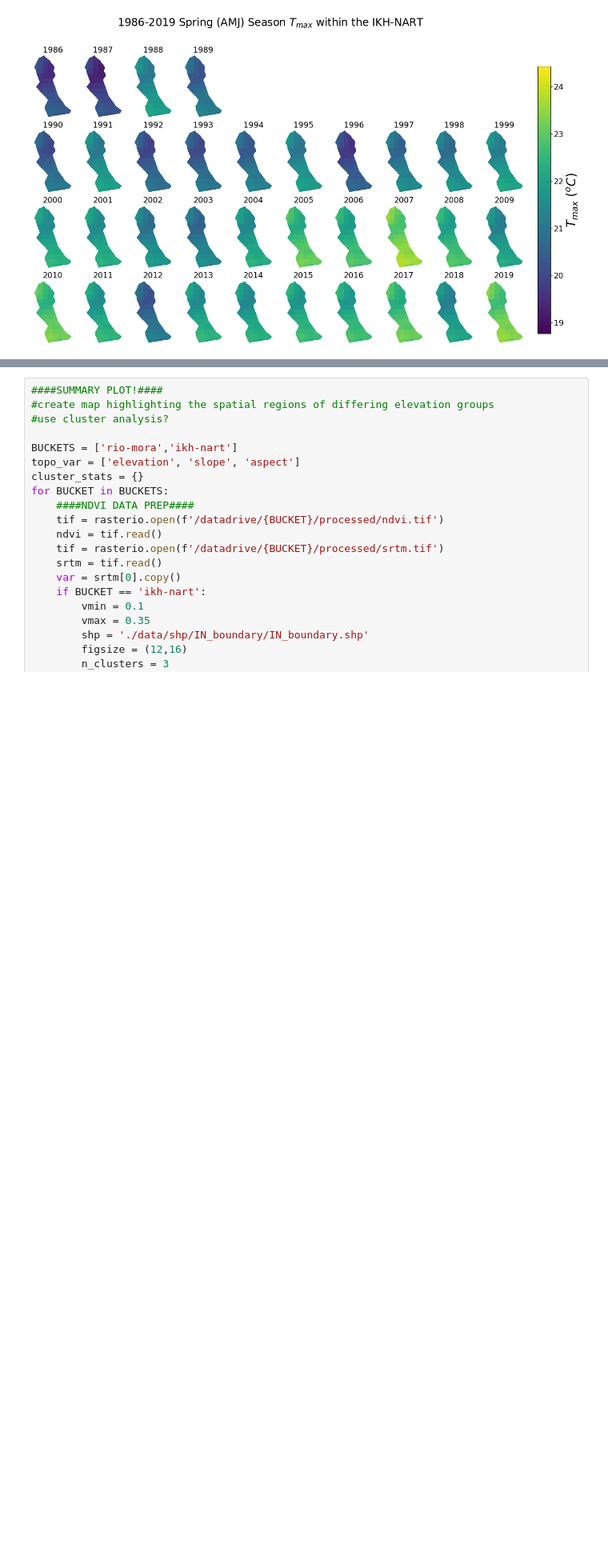
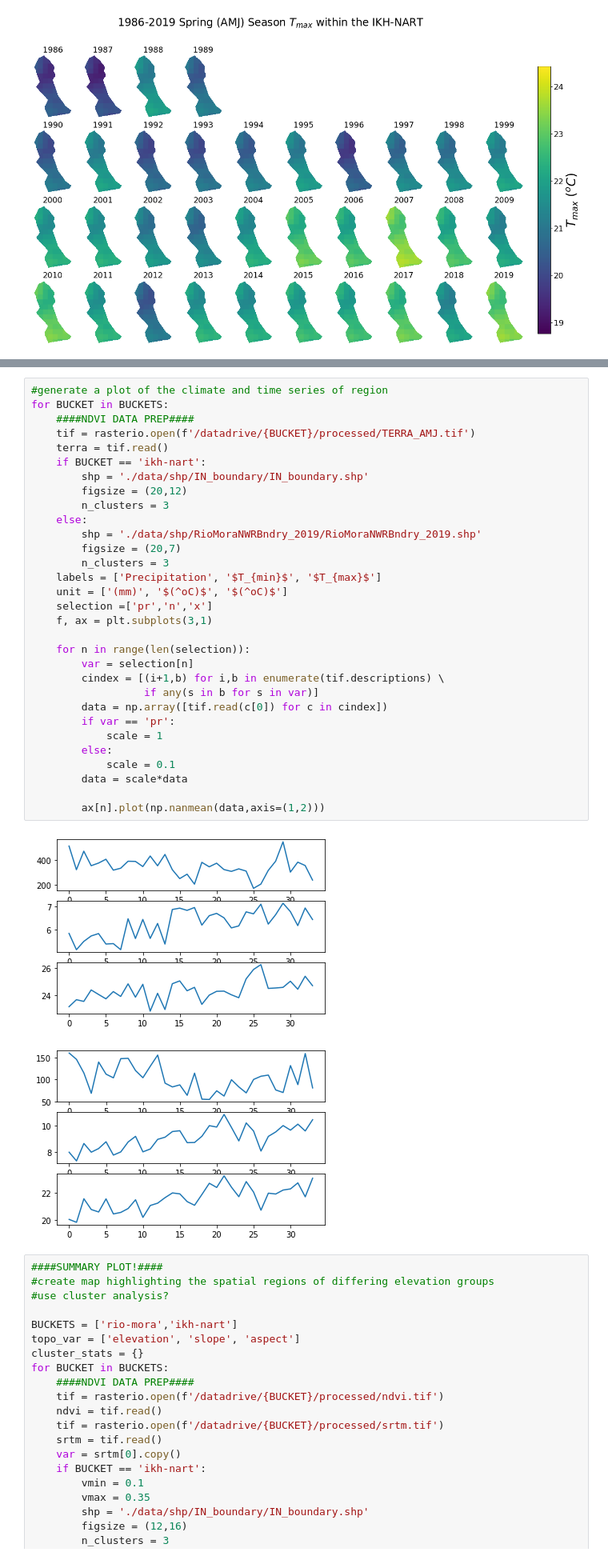
Before and after one commit to csp-inc/ikhnart, a Jupyter notebook: EX-terra_plots.ipynb, the cells around one changed output, grey strips where cells are left out. Shown at 80% size. Cells and saved outputs as stored; diff of their text form; blank space fills up the shorter version.

```diff
--- a/EX-terra_plots.ipynb
+++ b/EX-terra_plots.ipynb
@@ -161,3 +104,37 @@ for BUCKET in BUCKETS:
+# %%
+#generate a plot of the climate and time series of region
+for BUCKET in BUCKETS:
+    ####NDVI DATA PREP####
+    tif = rasterio.open(f'/datadrive/{BUCKET}/processed/TERRA_AMJ.tif')
+    terra = tif.read()
+    if BUCKET == 'ikh-nart':
+        shp = './data/shp/IN_boundary/IN_boundary.shp'
+        figsize = (20,12)
+        n_clusters = 3
+    else:
+        shp = './data/shp/RioMoraNWRBndry_2019/RioMoraNWRBndry_2019.shp'
+        figsize = (20,7)
+        n_clusters = 3
+    labels = ['Precipitation', '$T_{min}$', '$T_{max}$']
+    unit = ['(mm)', '$(^oC)$', '$(^oC)$']
+    selection =['pr','n','x']
+    f, ax = plt.subplots(3,1)
+
+    for n in range(len(selection)):
+        var = selection[n]
+        cindex = [(i+1,b) for i,b in enumerate(tif.descriptions) \
+                  if any(s in b for s in var)]
+        data = np.array([tif.read(c[0]) for c in cindex])
+        if var == 'pr':
+            scale = 1
+        else:
+            scale = 0.1
+        data = scale*data
+
+        ax[n].plot(np.nanmean(data,axis=(1,2)))
+# %% [output]
+[figure, added]
+[figure, added]
 # %%
 ####SUMMARY PLOT!####
 #create map highlighting the spatial regions of differing elevation groups
```
Also changed, not shown: parts of 1 cell of this notebook, 1 other file.
